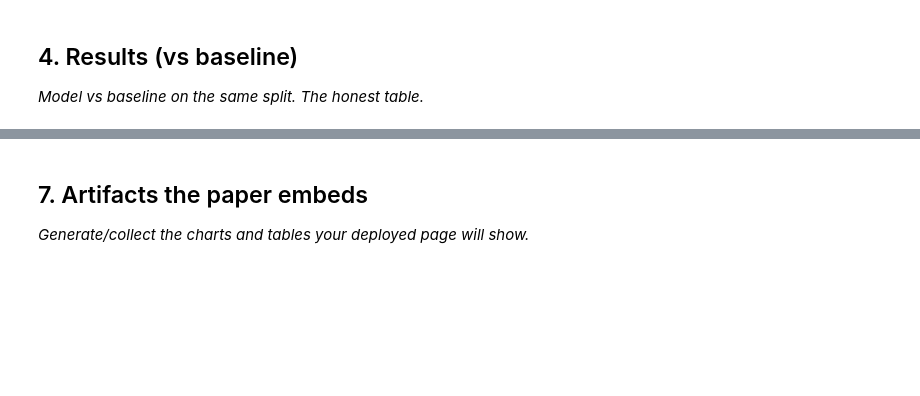
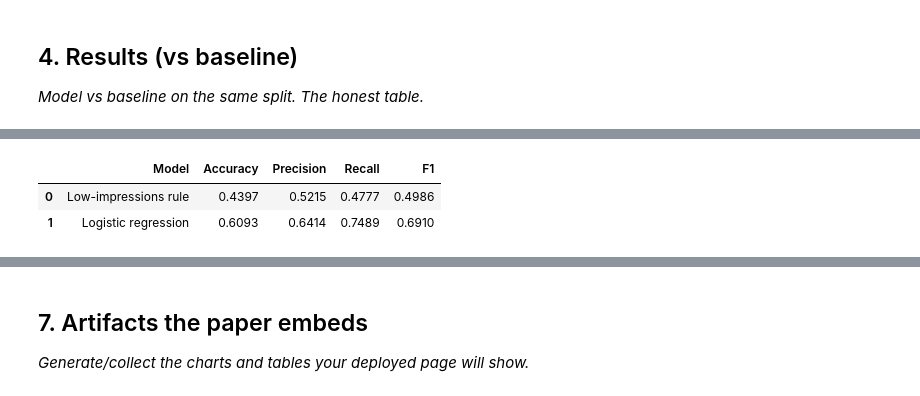
Before and after one commit to dharshinianand19/FlyRank-Starters, a Jupyter notebook: work/notebooks/capstone.ipynb, the cells around one changed output, grey strips where cells are left out. Saved outputs shown, nothing was run; the diff lists cells and outputs as text; code cells hidden in the pictures; blank space fills up the shorter version.

```diff
--- a/work/notebooks/capstone.ipynb
+++ b/work/notebooks/capstone.ipynb
@@ -32,0 +516,29 @@ This skeleton is yours to fill. Work the sections **in order** — each one has
+# %%
+from sklearn.metrics import accuracy_score, precision_score, recall_score, f1_score
+
+# Simple transparent baseline: low current impressions -> likely decline
+threshold = train["current_impressions"].median()
+rule_preds = (X_test["current_impressions"] < threshold).astype(int)
+
+comparison = pd.DataFrame([
+    {
+        "Model": "Low-impressions rule",
+        "Accuracy": accuracy_score(y_test, rule_preds),
+        "Precision": precision_score(y_test, rule_preds, zero_division=0),
+        "Recall": recall_score(y_test, rule_preds, zero_division=0),
+        "F1": f1_score(y_test, rule_preds, zero_division=0),
+    },
+    {
+        "Model": "Logistic regression",
+        "Accuracy": accuracy_score(y_test, preds),
+        "Precision": precision_score(y_test, preds, zero_division=0),
+        "Recall": recall_score(y_test, preds, zero_division=0),
+        "F1": f1_score(y_test, preds, zero_division=0),
+    }
+])
+
+display(comparison.round(4))
+# %% [output]
+|  | Model | Accuracy | Precision | Recall | F1 |
+| 0 | Low-impressions rule | 0.4397 | 0.5215 | 0.4777 | 0.4986 |
+| 1 | Logistic regression | 0.6093 | 0.6414 | 0.7489 | 0.6910 |
```
Also changed, not shown: parts of 23 cells of this notebook.
